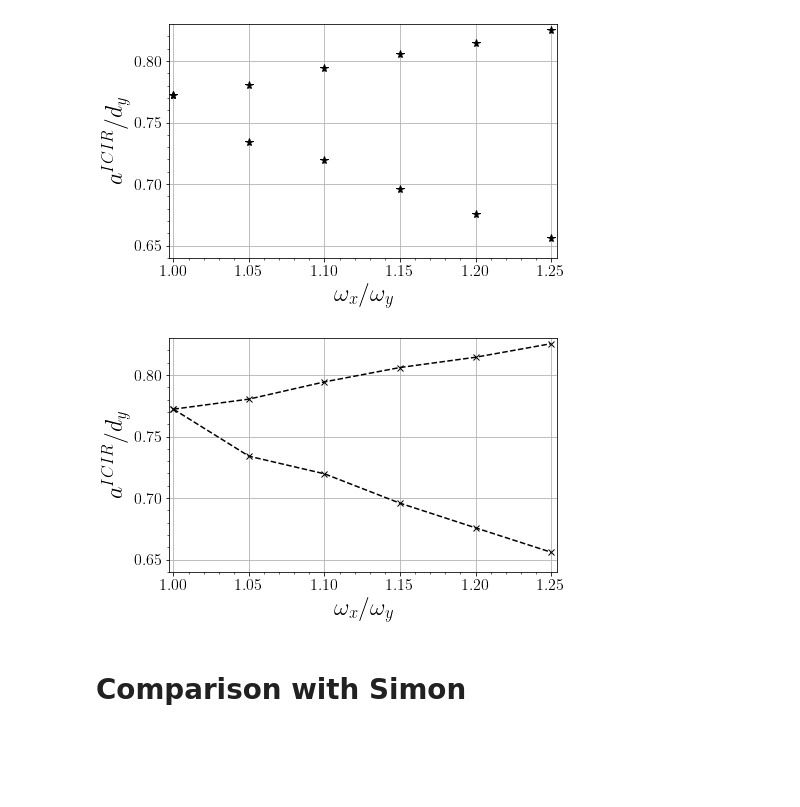
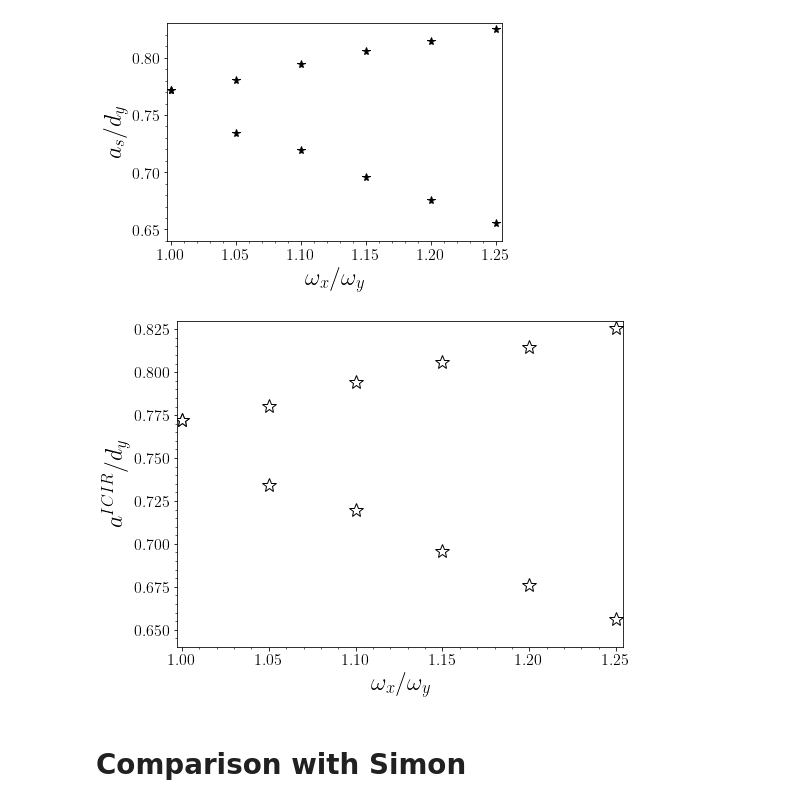
Before and after one commit to TsspGit/Ultracold_Atoms_src, a Jupyter notebook: Analysis/q1D/ICIR_LiLi_q1d.ipynb, the cells around one changed output. Cells and saved outputs as stored; diff of their text form; code cells hidden in the pictures; blank space fills up the shorter version.

```diff
--- a/Analysis/q1D/ICIR_LiLi_q1d.ipynb
+++ b/Analysis/q1D/ICIR_LiLi_q1d.ipynb
@@ -45,19 +45,19 @@ asc_200 = Data[2]
 # %%
 #np.savetxt('Results/ICIR_q1D.txt', [wxwy, ady_up, ady_down], header='wx/wy, asc(020), asc(200)')
 # %%
-fig, ax = plt.subplots(figsize=aursize)
+fig, ax = plt.subplots()
 ax.plot(wxwy, asc_020, 'k*', markersize=8)
 ax.plot(wxwy, asc_200, 'k*', markersize=8)
 ax.set_xlim(0.997, 1.254)
 ax.set_ylim(0.64, 0.83)
 ax.set_xlabel('$\omega_x/\omega_y$')
-ax.set_ylabel('$a^{ICIR}/d_y$')
+ax.set_ylabel('$a_s/d_y$')
 ax.xaxis.set_minor_locator(AutoMinorLocator())
 ax.yaxis.set_minor_locator(AutoMinorLocator())
-plt.grid()
+#plt.grid()
 #fig.savefig('Results/Figures/ICIR_q1d.png', dpi=200)
 # %% [output]
-[figure, old version]
+[figure, new version]
 # %%
 #wxwy = np.delete(wxwy, 1)
 #wxwy = np.delete(wxwy, 2)
@@ -66,19 +66,18 @@ plt.grid()
 #asc_200 = np.delete(asc_200, 1)
 #asc_200 = np.delete(asc_200, 2)
 # %%
-fig, ax = plt.subplots(figsize=aursize)
-ax.plot(wxwy, asc_020, 'k--x')
-ax.plot(wxwy, asc_200, 'k--x')
+fig, ax = plt.subplots(figsize=(8,6))
+ax.plot(wxwy, asc_020, 'w*', markersize=14, markeredgecolor='k')
+ax.plot(wxwy, asc_200, 'w*', markersize=14, markeredgecolor='k')
 ax.set_xlim(0.997, 1.254)
 ax.set_ylim(0.64, 0.83)
 ax.set_xlabel('$\omega_x/\omega_y$')
 ax.set_ylabel('$a^{ICIR}/d_y$')
 ax.xaxis.set_minor_locator(AutoMinorLocator())
 ax.yaxis.set_minor_locator(AutoMinorLocator())
-plt.grid()
-#fig.savefig('Results/Figures/ICIR_q1d_v2.png', dpi=200)
+fig.savefig('Results/Figures/ICIR_q1d_v2.png', dpi=200)
 # %% [output]
-[figure, old version]
+[figure, new version]
 # %% [markdown]
 # Comparison with Simon
 # %%
```
Also changed, not shown: parts of 1 cell of this notebook, 20 other files.
